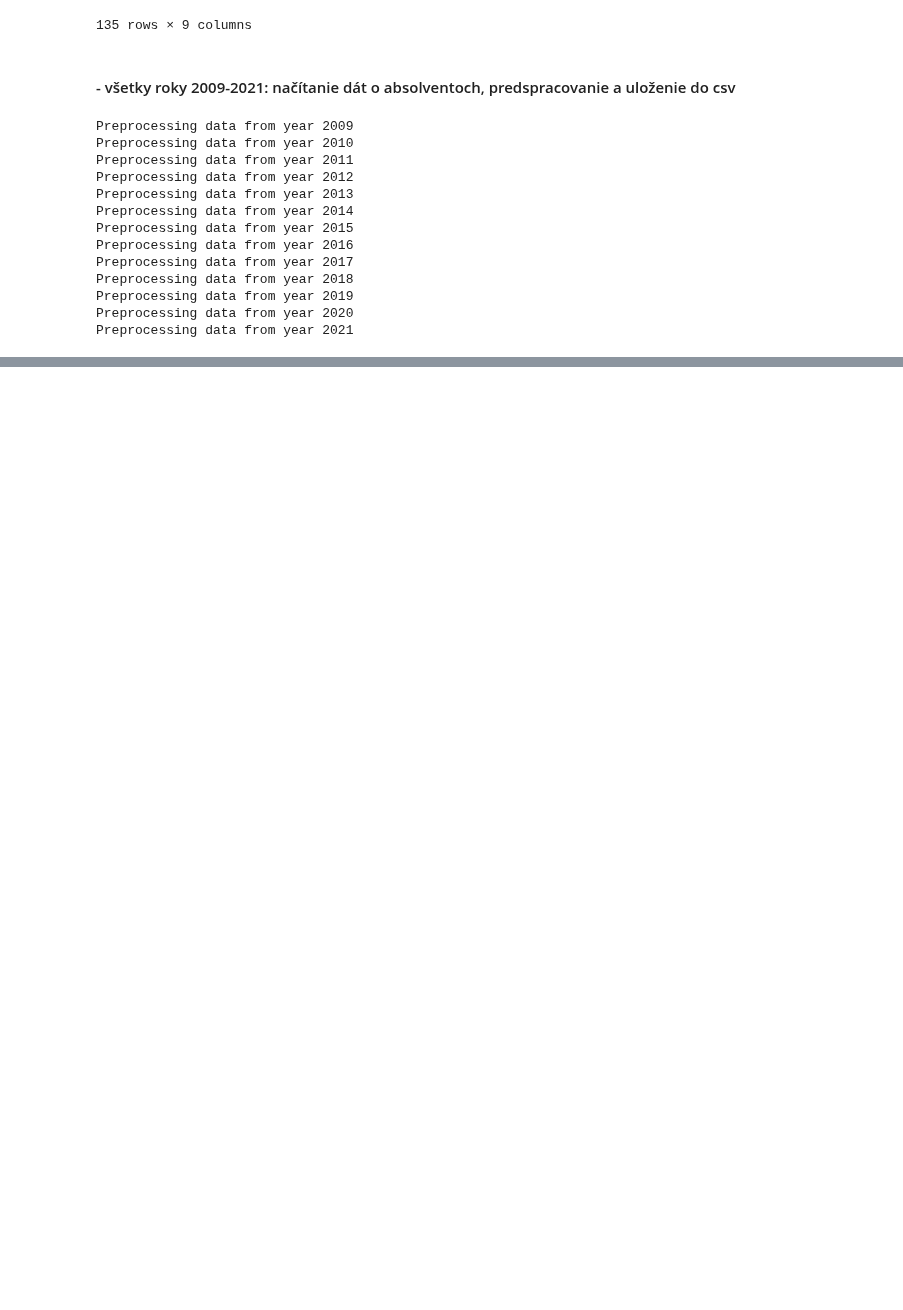
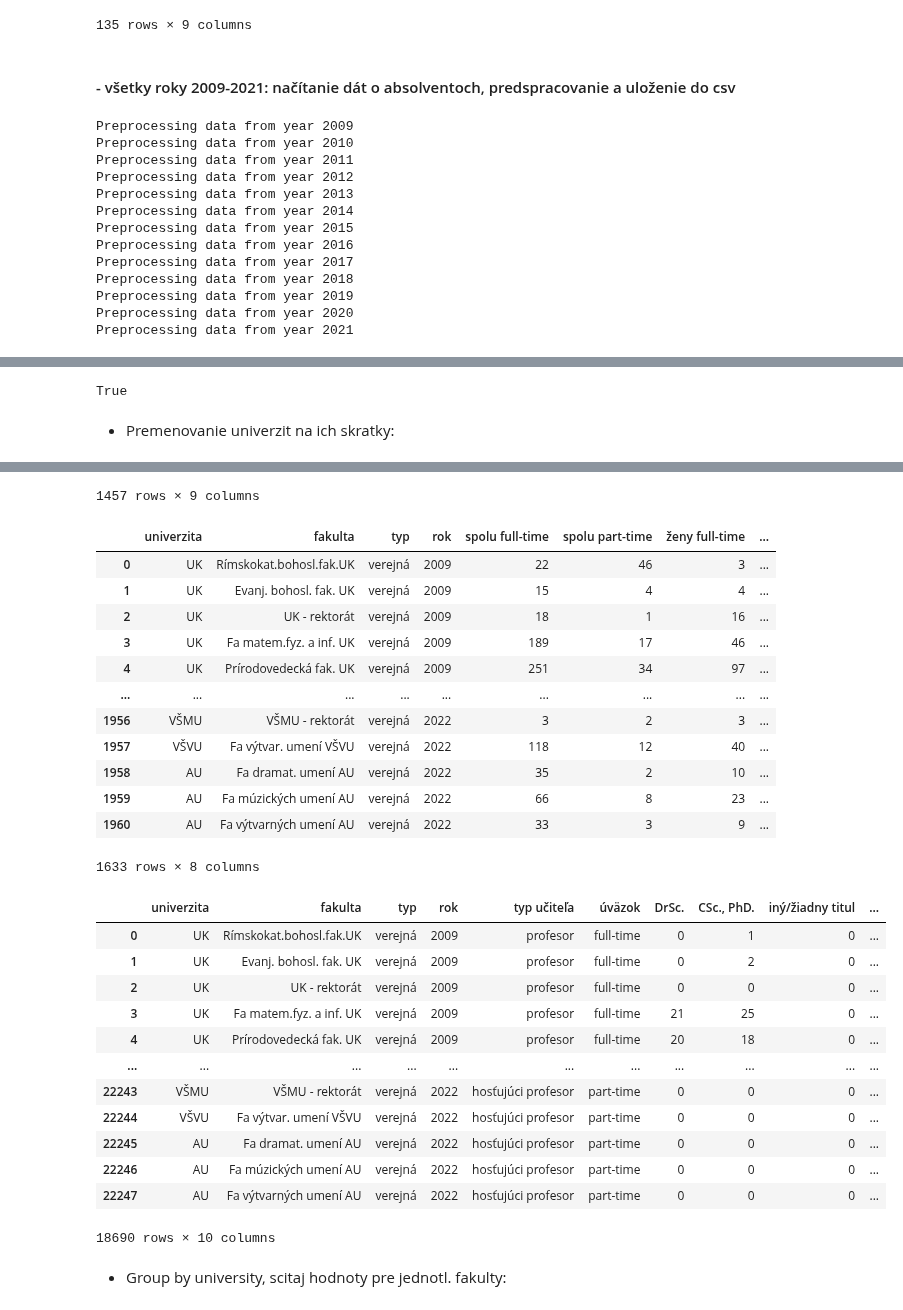
Before and after one commit to hudo16-38/pridav-project, a Jupyter notebook: preprocessing/data_preprocessing_cvtisr.ipynb, the cells around one changed output, grey strips where cells are left out. Cells and saved outputs as stored; diff of their text form; code cells hidden in the pictures; blank space fills up the shorter version.

Commit message:
Further preprocessing of cvtisr to comply with dotacie data

```diff
--- a/preprocessing/data_preprocessing_cvtisr.ipynb
+++ b/preprocessing/data_preprocessing_cvtisr.ipynb
@@ -316,0 +322,4 @@ Preprocessing data from year 2021
+# %%
+df_graduates = pd.read_csv('../preprocessing/data_cvtisr_preprocessed/half-preprocessed/cvtisr_graduates.csv', sep=';')
+df_teachers_summary = pd.read_csv('../preprocessing/data_cvtisr_preprocessed/half-preprocessed/cvtisr_teachers_summary.csv', sep=';')
+df_teachers_degrees = pd.read_csv('../preprocessing/data_cvtisr_preprocessed/half-preprocessed/cvtisr_teachers_data_degrees.csv', sep=';')
@@ -316,0 +344,4 @@ Preprocessing data from year 2021
+# %%
+df_graduates = df_graduates[df_graduates['typ'] == 'verejná']
+df_teachers_summary = df_teachers_summary[df_teachers_summary['typ'] == 'verejná']
+df_teachers_degrees = df_teachers_degrees[df_teachers_degrees['typ'] == 'verejná']
@@ -316,0 +368,36 @@ Preprocessing data from year 2021
+# %%
+set(df_graduates['univerzita']) == set(df_teachers_summary['univerzita']) == set(df_teachers_degrees['univerzita'])
+# %% [output]
+True
+# %%
+university_abbreviations = {'UNIVERZITA KOMENSKÉHO': 'UK',
+                            'UNIVERZITA P.J.ŠAFÁRIKA': 'UPJŠ',
+                            'KATOLÍCKA UNIVERZITA': 'KU',
+                            'AKADÉMIA UMENÍ': 'AU',
+                            'VŠ VÝTVARNÝCH UMENÍ': 'VŠVU',
+                            'VŠ MÚZICKÝCH UMENÍ': 'VŠMU',
+                            'TECH. UNIVERZITA ZVOLEN': 'TUZVO',
+                            'SLOV. POĽNOHOSP. UNIV.': 'SPU',
+                            'EKONOMICKÁ UNIVERZITA': 'EU',
+                            'TRENČ. UNIV. A.DUBČEKA': 'TUAD',
+                            'TRENČIANSKA UNIVERZITA': 'TUAD',
+                            'ŽILINSKÁ UNIVERZITA': 'ŽU',
+                            'TECH. UNIVERZITA KOŠICE': 'TUKE',
+                            'SLOV.TECHN. UNIVERZITA': 'STU',
+                            'TRNAVSKÁ UNIVERZITA': 'TVU',
+                            'UNIVERZITA MATEJA BELA': 'UMB',
+                            'UNIVER. KONŠT. FILOZOFA': 'UKF',
+                            'UNIVERZITA VETERIN.LEK.': 'UVL',
+                            'UNIV.sv.CYRILA a METODA': 'UCM',
+                            'PREŠOVSKÁ UNIVERZITA': 'PU',
+                            'UNIVERZITA J.SELYEHO': 'UJS'}
+# %% [markdown]
+- Premenovanie univerzit na ich skratky:
+# %%
+for df in [df_graduates, df_teachers_summary, df_teachers_degrees]:
+    df['univerzita'] = df['univerzita'].map(university_abbreviations)
+
+display(df_graduates)
+display(df_teachers_summary)
+display(df_teachers_degrees)
+# %% [output]
@@ -316,0 +416,29 @@ Preprocessing data from year 2021
+1457 rows × 9 columns
+|  | univerzita | fakulta | typ | rok | spolu full-time | spolu part-time | ženy full-time | ... |
+| 0 | UK | Rímskokat.bohosl.fak.UK | verejná | 2009 | 22 | 46 | 3 | ... |
+| 1 | UK | Evanj. bohosl. fak. UK | verejná | 2009 | 15 | 4 | 4 | ... |
+| 2 | UK | UK - rektorát | verejná | 2009 | 18 | 1 | 16 | ... |
+| 3 | UK | Fa matem.fyz. a inf. UK | verejná | 2009 | 189 | 17 | 46 | ... |
+| 4 | UK | Prírodovedecká fak. UK | verejná | 2009 | 251 | 34 | 97 | ... |
+| ... | ... | ... | ... | ... | ... | ... | ... | ... |
+| 1956 | VŠMU | VŠMU - rektorát | verejná | 2022 | 3 | 2 | 3 | ... |
+| 1957 | VŠVU | Fa výtvar. umení VŠVU | verejná | 2022 | 118 | 12 | 40 | ... |
+| 1958 | AU | Fa dramat. umení AU | verejná | 2022 | 35 | 2 | 10 | ... |
+| 1959 | AU | Fa múzických umení AU | verejná | 2022 | 66 | 8 | 23 | ... |
+| 1960 | AU | Fa výtvarných umení AU | verejná | 2022 | 33 | 3 | 9 | ... |
+1633 rows × 8 columns
+|  | univerzita | fakulta | typ | rok | typ učiteľa | úväzok | DrSc. | CSc., PhD. | iný/žiadny titul | ... |
+| 0 | UK | Rímskokat.bohosl.fak.UK | verejná | 2009 | profesor | full-time | 0 | 1 | 0 | ... |
+| 1 | UK | Evanj. bohosl. fak. UK | verejná | 2009 | profesor | full-time | 0 | 2 | 0 | ... |
+| 2 | UK | UK - rektorát | verejná | 2009 | profesor | full-time | 0 | 0 | 0 | ... |
+| 3 | UK | Fa matem.fyz. a inf. UK | verejná | 2009 | profesor | full-time | 21 | 25 | 0 | ... |
+| 4 | UK | Prírodovedecká fak. UK | verejná | 2009 | profesor | full-time | 20 | 18 | 0 | ... |
+| ... | ... | ... | ... | ... | ... | ... | ... | ... | ... | ... |
+| 22243 | VŠMU | VŠMU - rektorát | verejná | 2022 | hosťujúci profesor | part-time | 0 | 0 | 0 | ... |
+| 22244 | VŠVU | Fa výtvar. umení VŠVU | verejná | 2022 | hosťujúci profesor | part-time | 0 | 0 | 0 | ... |
+| 22245 | AU | Fa dramat. umení AU | verejná | 2022 | hosťujúci profesor | part-time | 0 | 0 | 0 | ... |
+| 22246 | AU | Fa múzických umení AU | verejná | 2022 | hosťujúci profesor | part-time | 0 | 0 | 0 | ... |
+| 22247 | AU | Fa výtvarných umení AU | verejná | 2022 | hosťujúci profesor | part-time | 0 | 0 | 0 | ... |
+18690 rows × 10 columns
+# %% [markdown]
+- Group by university, scitaj hodnoty pre jednotl. fakulty:
```
Also changed, not shown: parts of 12 cells of this notebook, 8 other files.
